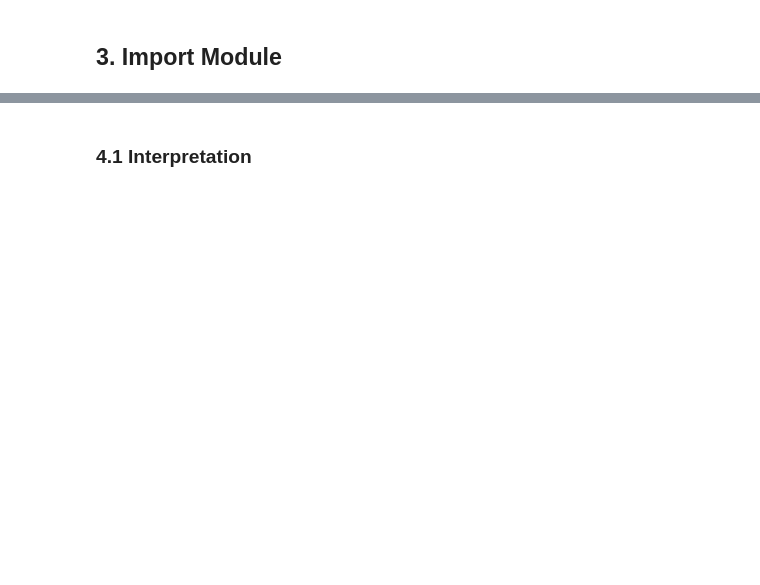
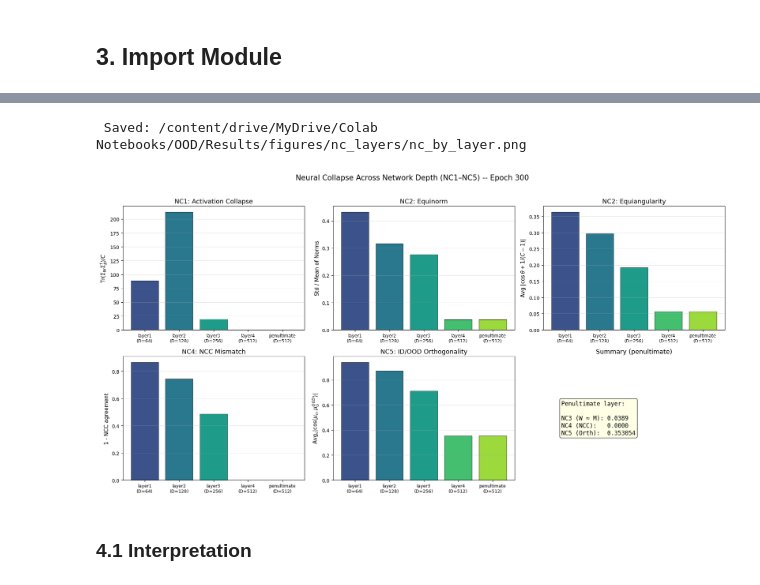
Before and after one commit to DiegoFleury/OOD-Detection-Project---CSC_5IA23, a Jupyter notebook: notebooks/05_neural_collapse_earlier_layers.ipynb, the cells around one changed output, grey strips where cells are left out. Saved outputs shown, nothing was run; the diff lists cells and outputs as text; code cells hidden in the pictures; blank space fills up the shorter version.

```diff
--- a/notebooks/05_neural_collapse_earlier_layers.ipynb
+++ b/notebooks/05_neural_collapse_earlier_layers.ipynb
@@ -167,11 +238,13 @@ f"{nc3:>9s} {nc4:>9s} {nc5:>9s}")
 # %%
-# Full bar chart: NC1–NC5 per layer (2×3 grid)
 fig_bars = plot_nc_by_layer(
-layer_results,
-title_suffix=f" — Epoch {epoch_num}",
-save_dir=figures_dir,
+    layer_results,
+    title_suffix=f" -- Epoch {epoch_num}",
+    save_dir=figures_dir,
 )
 plt.show()
+# %% [output]
+ Saved: /content/drive/MyDrive/Colab Notebooks/OOD/Results/figures/nc_layers/nc_by_layer.png
+[figure, added]
 # %% [markdown]
 ### 4.1 Interpretation
 # %%
```
Also changed, not shown: parts of 24 cells of this notebook, 5 other files.
